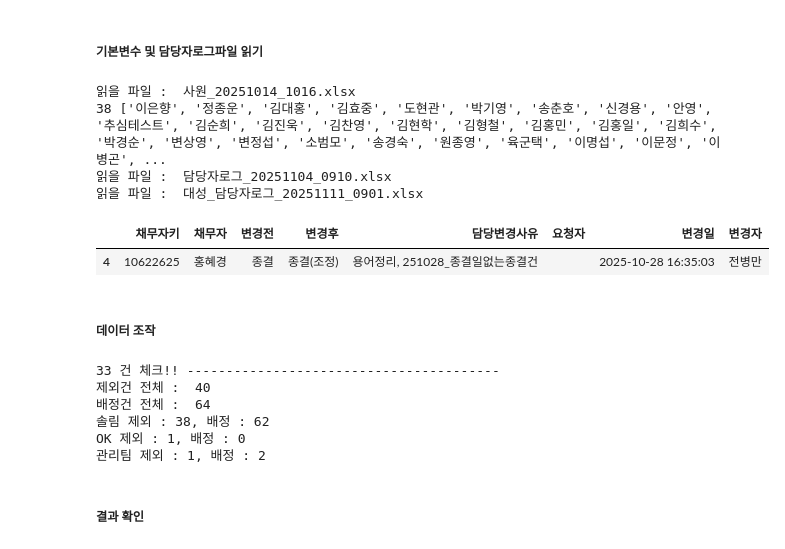
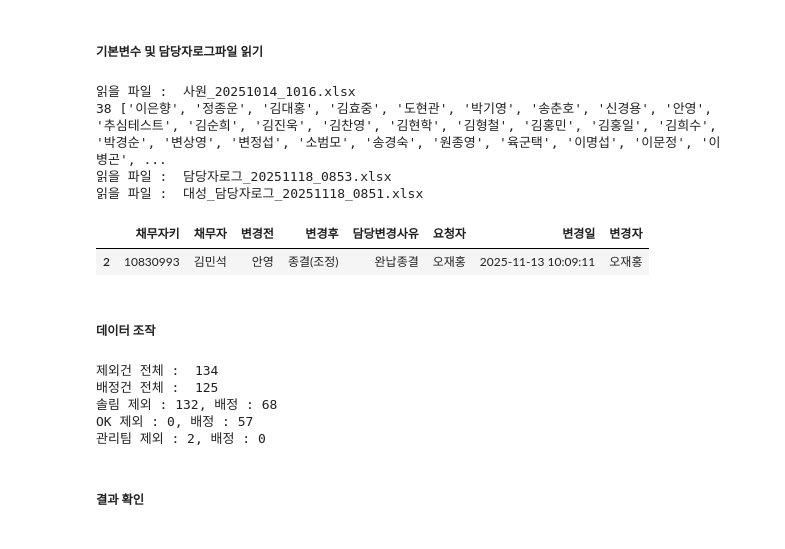
Before and after one commit to jbmyou/company_work, a Jupyter notebook: fileNaming/자산관리/담당자변경.ipynb, the cells around one changed output. Cells and saved outputs as stored; diff of their text form; code cells hidden in the pictures.

```diff
--- a/fileNaming/자산관리/담당자변경.ipynb
+++ b/fileNaming/자산관리/담당자변경.ipynb
@@ -45,7 +45,7 @@ def 키워드로파일명찾기_last(폴더:str, 포함키워드:str, 제외키
 # 주간 담당자로그 파일 읽기
 ######################################################################
 wd = r"D:\3.자산\기타 업무\담당자변경"
-기간 = "251104~251110" # 전주 화요일 ~ 이번주 월요일
+기간 = "251111~251117" # 전주 화요일 ~ 이번주 월요일
 # filename_log = "담당자로그_20241008_1029.xlsx"
 # 대성filename_log = "대성_담당자로그_20241008_1029.xlsx"
 # 사원 = "사원_20241008_1029.xlsx"
@@ -60,36 +60,36 @@ wd = r"D:\3.자산\기타 업무\담당자변경"
 사원_지점.loc[len(사원_지점)] = ['개인회생(특이)', '관리팀']
 ###################################################################
 
 
     # 대성 추가 #####################################################
 사원_지점.loc[len(사원_지점)] = ['안영', '대성']
 # 사원_지점.loc[len(사원_지점)] = ['박민재', 'JM신용정보']
 # 사원_지점.loc[len(사원_지점)] = ['박용상', 'JM신용정보']
 # 사원_지점.loc[len(사원_지점)] = ['조준일', 'JM신용정보']
 ####################################################################
 
 사원_지점.reset_index(drop=True, inplace=True)
 
     # 추심팀 이름만  리스트로
 추심팀 = 사원_지점.사원성명.tolist()
 print(len(추심팀), 추심팀)
 
 # 담당자 변경 로그 읽기
 log = pd.read_excel(키워드로파일명찾기_last(wd, "담당자", "대성"), dtype=debt_dtype).fillna("")
 대성log = pd.read_excel(키워드로파일명찾기_last(wd, "대성_담당자"), dtype=debt_dtype).fillna("")
     # 통합
 log = pd.concat([log, 대성log], axis=0)
 
     # 채무자키로 그룹화 : 변경일순으로 정렬되어 있으므로 순회하면 된다.
 log_grouped = log.groupby('채무자키')
 log_grouped.get_group(list(log_grouped.groups.keys())[0])
 # %% [output]
 읽을 파일 :  사원_20251014_1016.xlsx
 38 ['이은향', '정종운', '김대홍', '김효중', '도현관', '박기영', '송춘호', '신경용', '안영', '추심테스트', '김순희', '김진욱', '김찬영', '김현학', '김형철', '김홍민', '김홍일', '김희수', '박경순', '변상영', '변정섭', '소범모', '송경숙', '원종영', '육군택', '이명섭', '이문정', '이병곤', ...
-읽을 파일 :  담당자로그_20251104_0910.xlsx
-읽을 파일 :  대성_담당자로그_20251111_0901.xlsx
+읽을 파일 :  담당자로그_20251118_0853.xlsx
+읽을 파일 :  대성_담당자로그_20251118_0851.xlsx
 |  | 채무자키 | 채무자 | 변경전 | 변경후 | 담당변경사유 | 요청자 | 변경일 | 변경자 |
-| 4 | 10622625 | 홍혜경 | 종결 | 종결(조정) | 용어정리, 251028_종결일없는종결건 |  | 2025-10-28 16:35:03 | 전병만 |
+| 2 | 10830993 | 김민석 | 안영 | 종결(조정) | 완납종결 | 오재홍 | 2025-11-13 10:09:11 | 오재홍 |
 # %% [markdown]
 ##### 데이터 조작
 # %%
@@ -258,11 +258,10 @@ make_excel_file(솔림_제외건, 솔림_배정건).save(join(wd, "result", "솔
 make_excel_file(OK_제외건, OK_배정건).save(join(wd, "result", "OK_담당자변경_"+기간+".xlsx"))
 make_excel_file(관리팀_제외건, 관리팀_배정건).save(join(wd, "result", "관리팀_담당자변경_"+기간+".xlsx")) # 관리팀 추가 250822
 # %% [output]
-33 건 체크!! ----------------------------------------
-제외건 전체 :  40
-배정건 전체 :  64
-솔림 제외 : 38, 배정 : 62
-OK 제외 : 1, 배정 : 0
-관리팀 제외 : 1, 배정 : 2
+제외건 전체 :  134
+배정건 전체 :  125
+솔림 제외 : 132, 배정 : 68
+OK 제외 : 0, 배정 : 57
+관리팀 제외 : 2, 배정 : 0
 # %% [markdown]
 ##### 결과 확인
```
Also changed, not shown: 1 other file.
